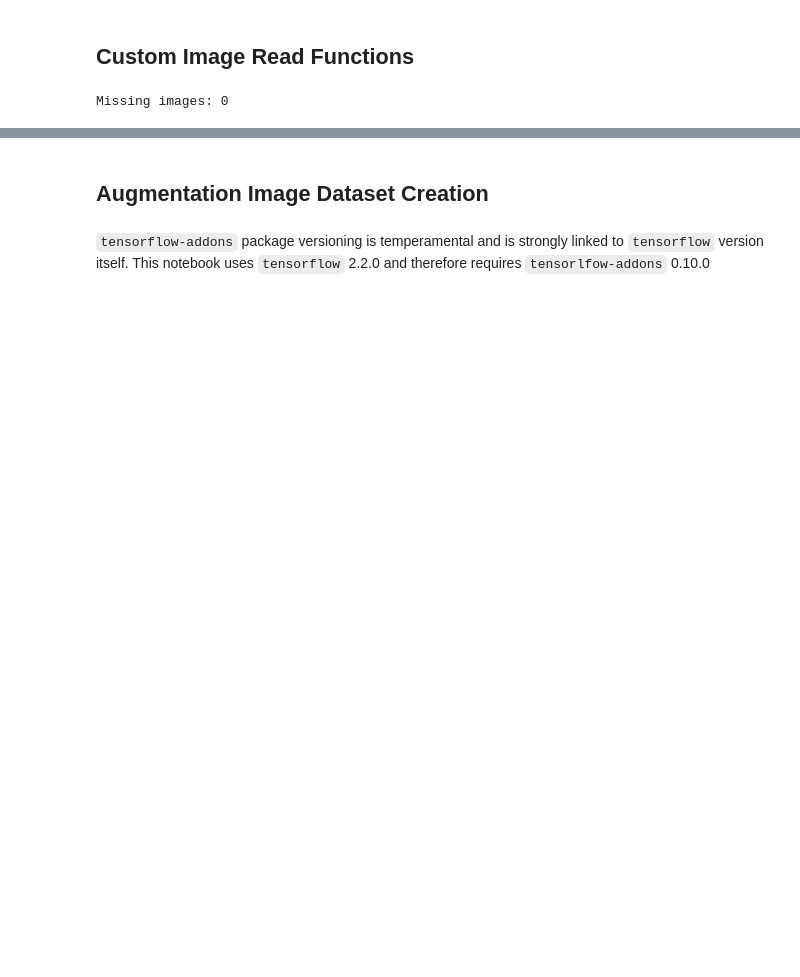
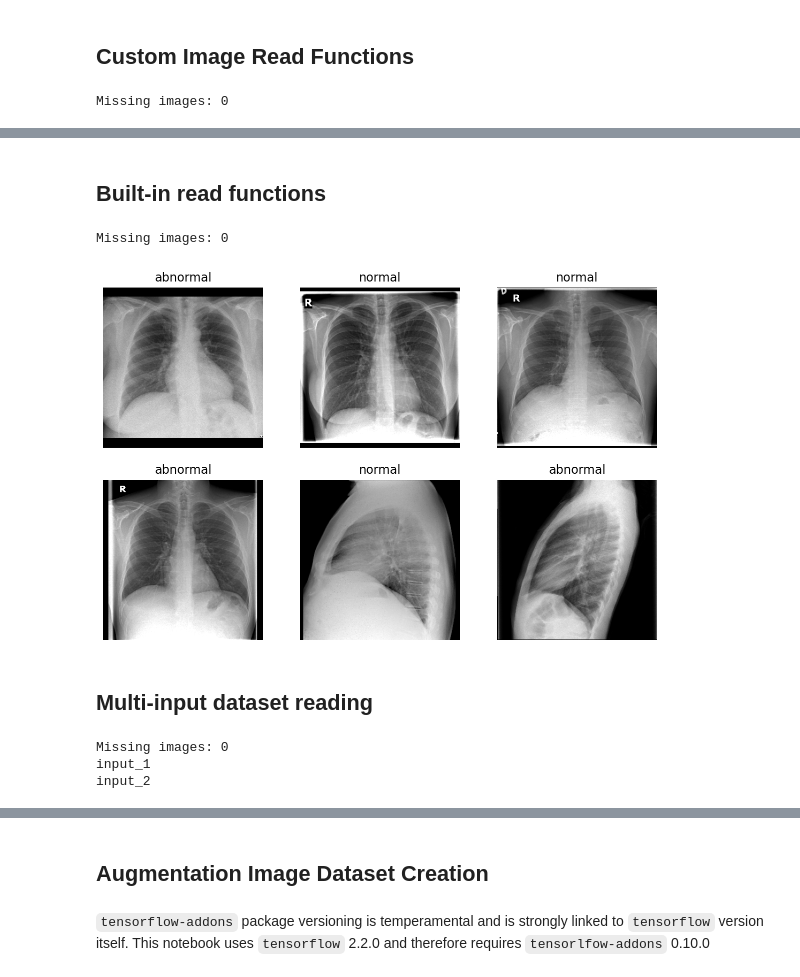
Before and after one commit to beringresearch/datasets, a Jupyter notebook: examples/Import Images from DataFrame.ipynb, the cells around one changed output, grey strips where cells are left out. Cells and saved outputs as stored; diff of their text form; code cells hidden in the pictures; blank space fills up the shorter version.

```diff
--- a/examples/Import Images from DataFrame.ipynb
+++ b/examples/Import Images from DataFrame.ipynb
@@ -81,0 +85,2 @@ for i in range(6):
+# %% [markdown]
+## Built-in read functions
@@ -81,0 +89,24 @@ for i in range(6):
+# %%
+dataset = TFImageDataset(read_function=read_png_uint8)
+padchest = dataset.flow_from_dataframe(dataframe,
+                                       directory='padchest',
+                                       x_col='filename',
+                                       y_col='label',
+                                       classes=['normal', 'abnormal'])
+# %% [output]
+Missing images: 0
+# %%
+image_batch, label_batch = next(iter(padchest))
+class_names = ['normal', 'abnormal']
+
+plt.figure(figsize=(10, 10))
+for i in range(6):
+    ax = plt.subplot(3, 3, i + 1)
+    plt.imshow(image_batch[i].numpy().astype("uint8"))
+    label = np.argmax(label_batch[i])
+    plt.title(class_names[label])
+    plt.axis("off")
+# %% [output]
+[figure, added]
+# %% [markdown]
+## Multi-input dataset reading
@@ -81,0 +132,11 @@ for i in range(6):
+# %%
+dataset = TFImageDataset(read_function=read_multi_png)
+padchest = dataset.flow_from_dataframe(dataframe,
+                                       directory='padchest',
+                                       x_col=['input_1', 'input_2'],
+                                       y_col='label',
+                                       classes=['normal', 'abnormal'])
+# %% [output]
+Missing images: 0
+input_1
+input_2
```
Also changed, not shown: parts of 14 cells of this notebook, 2 other files.
